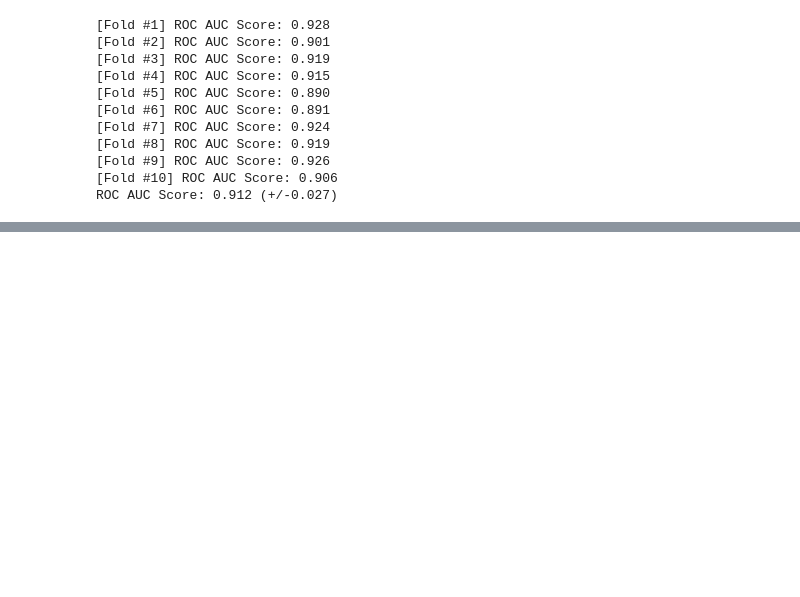
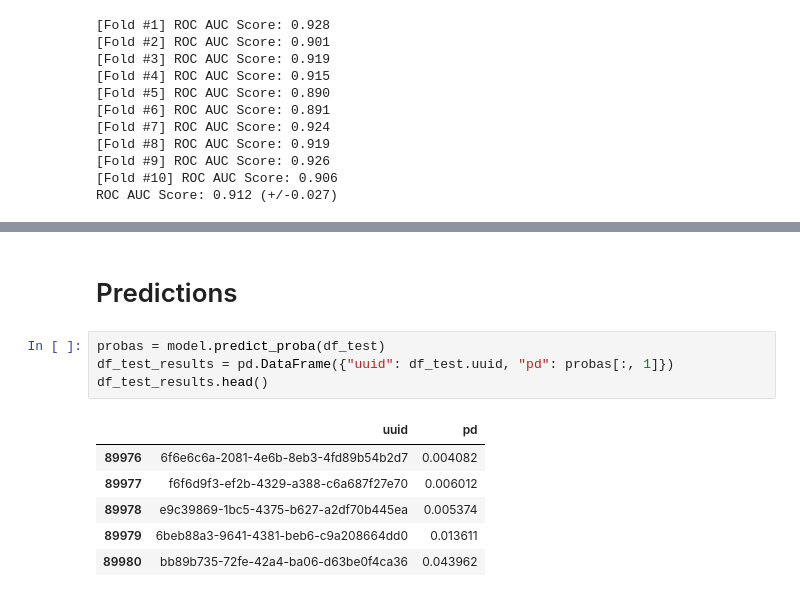
Before and after one commit to abhirup-ghosh/credit-risk-modelling, a Jupyter notebook: notebooks/modelling/data_modelling.ipynb, the cells around one changed output, grey strips where cells are left out. Saved outputs shown, nothing was run; the diff lists cells and outputs as text; blank space fills up the shorter version.

```diff
--- a/notebooks/modelling/data_modelling.ipynb
+++ b/notebooks/modelling/data_modelling.ipynb
@@ -141,0 +166,13 @@ ROC AUC Score: 0.912 (+/-0.027)
+# %% [markdown]
+# Predictions
+# %%
+probas = model.predict_proba(df_test)
+df_test_results = pd.DataFrame({"uuid": df_test.uuid, "pd": probas[:, 1]})
+df_test_results.head()
+# %% [output]
+|  | uuid | pd |
+| 89976 | 6f6e6c6a-2081-4e6b-8eb3-4fd89b54b2d7 | 0.004082 |
+| 89977 | f6f6d9f3-ef2b-4329-a388-c6a687f27e70 | 0.006012 |
+| 89978 | e9c39869-1bc5-4375-b627-a2df70b445ea | 0.005374 |
+| 89979 | 6beb88a3-9641-4381-beb6-c9a208664dd0 | 0.013611 |
+| 89980 | bb89b735-72fe-42a4-ba06-d63be0f4ca36 | 0.043962 |
```
Also changed, not shown: parts of 5 cells of this notebook, 2 other files.
